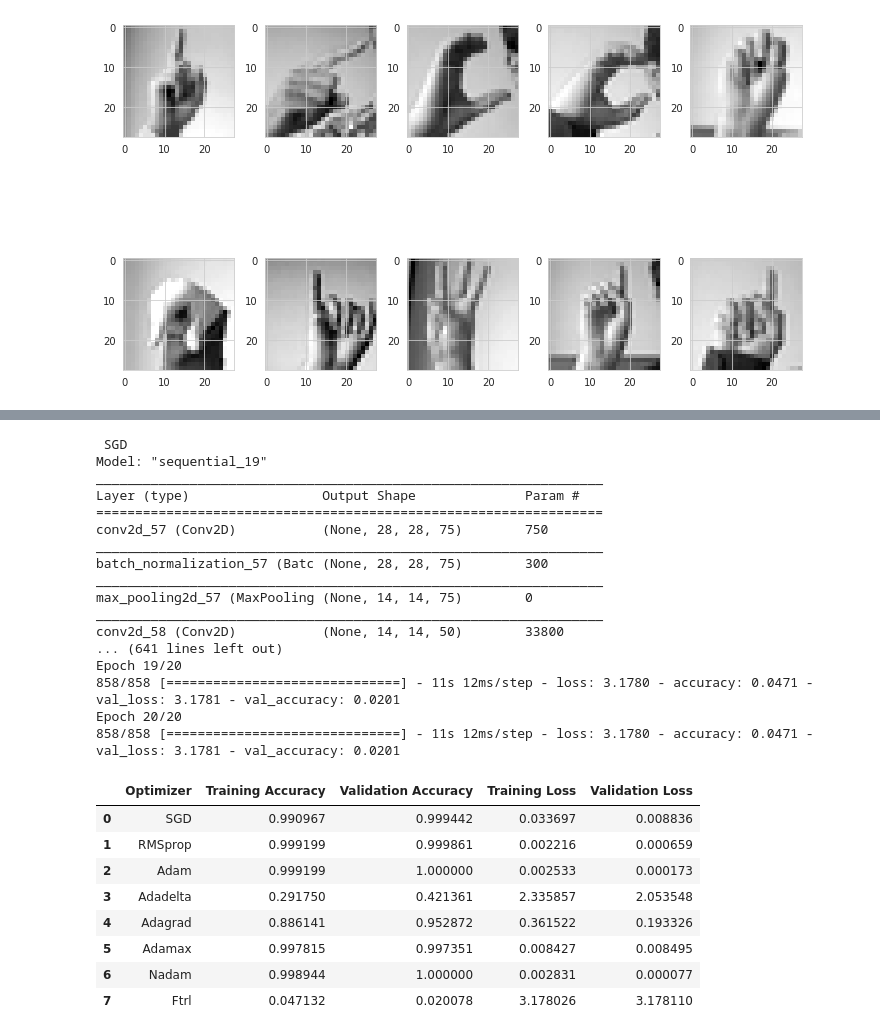
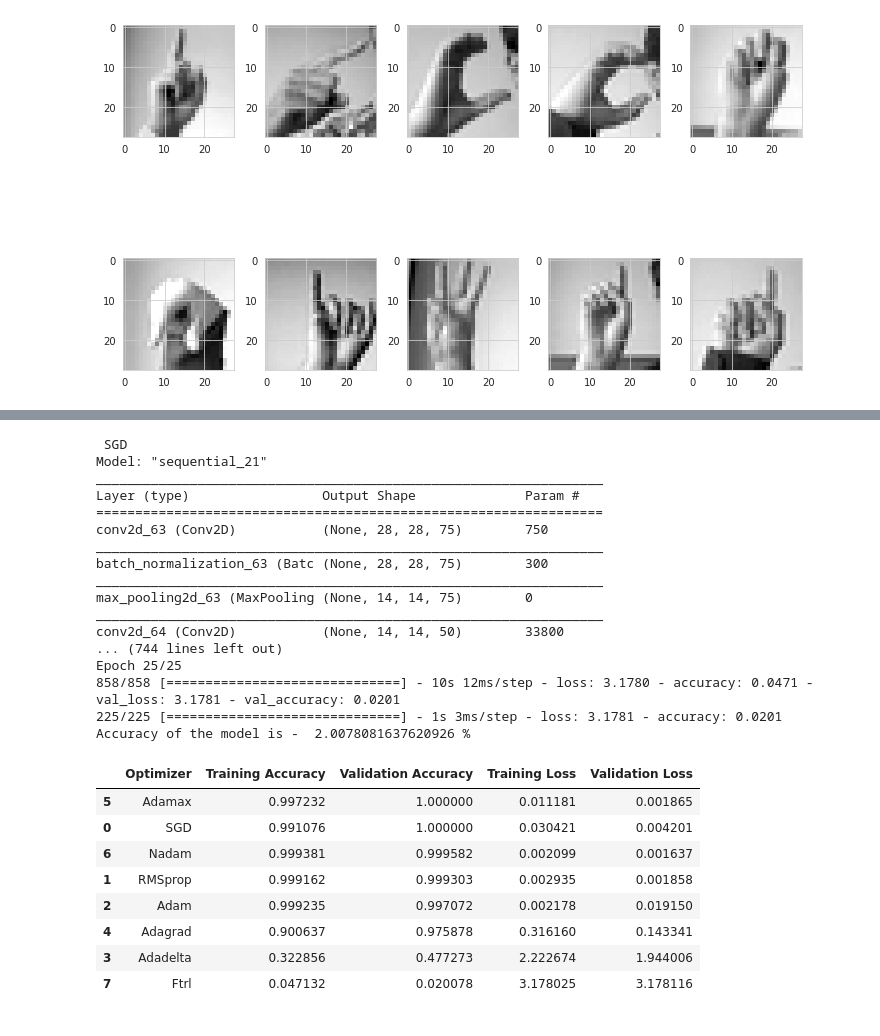
Before and after one commit to apreshagarwal/ASL_Deep_Learning, a Jupyter notebook: Interpreting_the_Sign_Language_using_Deep_Learning.ipynb, the cells around one changed output, grey strips where cells are left out. Drawn from its saved outputs; the diff is of its cells as text; code cells hidden in the pictures.

```diff
--- a/Interpreting_the_Sign_Language_using_Deep_Learning.ipynb
+++ b/Interpreting_the_Sign_Language_using_Deep_Learning.ipynb
@@ -301,0 +370,11 @@ plt.show()
+# %%
+plt.figure(figsize=(10, 6))
+plt.axis((0, 30, 0, 1.1))
+plt.title('Training Accuracy')
+plt.ylabel('accuracy')
+plt.xlabel('epoch')
+for history, opt in zip (model_history_64, optimizers):
+  plt.plot(history.history['accuracy'])
+plt.legend(optimizers)
+plt.savefig('/content/drive/My Drive/checkpoints/64/acc.png', dpi=96)
+plt.show()
@@ -301,0 +383,11 @@ plt.show()
+# %%
+plt.figure(figsize=(10, 6))
+plt.axis((0, 30, 0, 3.2))
+plt.title('Validation Loss')
+plt.ylabel('loss')
+plt.xlabel('epoch')
+for history, opt in zip (model_history_64, optimizers):
+  plt.plot(history.history['val_loss'])
+plt.legend(optimizers)
+plt.savefig('/content/drive/My Drive/checkpoints/64/val_loss.png', dpi=96)
+plt.show()
@@ -301,0 +396,11 @@ plt.show()
+# %%
+plt.figure(figsize=(10, 6))
+plt.axis((0, 30, 0, 3.2))
+plt.title('Training Loss')
+plt.ylabel('loss')
+plt.xlabel('epoch')
+for history, opt in zip (model_history_64, optimizers):
+  plt.plot(history.history['loss'])
+plt.legend(optimizers)
+plt.savefig('/content/drive/My Drive/checkpoints/64/loss.png', dpi=96)
+plt.show()
@@ -326,42 +433,47 @@ for opt in optimizers:
   model.compile(optimizer = opt , loss = 'categorical_crossentropy' , metrics = ['accuracy'])
   model.summary()
 
+  plot_model(model, to_file=f"/content/drive/My Drive/checkpoints/{batch_size}/{opt}/model.png", show_shapes=True)
+
   learning_rate_reduction = ReduceLROnPlateau(monitor='val_accuracy', patience = 2, verbose=1,factor=0.5, min_lr=0.00001)
   model_checkpoint = ModelCheckpoint(filepath=checkpoint_filepath, save_weights_only=False, monitor='val_accuracy', mode='max', save_best_only=True)
 
-  model_history_32.append(model.fit(datagen.flow(x_train,y_train, batch_size=batch_size) ,epochs = 20 , validation_data = (x_test, y_test) , callbacks = [learning_rate_reduction, model_checkpoint]))
+  model_history_32.append(model.fit(datagen.flow(x_train,y_train, batch_size=batch_size) ,epochs = 25 , validation_data = (x_test, y_test) , callbacks = [learning_rate_reduction, model_checkpoint]))
+
+  print("Accuracy of the model is - " , model.evaluate(x_test,y_test)[1]*100 , "%")
 # %% [output]
  SGD
-Model: "sequential_19"
+Model: "sequential_21"
 _________________________________________________________________
 Layer (type)                 Output Shape              Param #
 =================================================================
-conv2d_57 (Conv2D)           (None, 28, 28, 75)        750
+conv2d_63 (Conv2D)           (None, 28, 28, 75)        750
 _________________________________________________________________
-batch_normalization_57 (Batc (None, 28, 28, 75)        300
+batch_normalization_63 (Batc (None, 28, 28, 75)        300
 _________________________________________________________________
-max_pooling2d_57 (MaxPooling (None, 14, 14, 75)        0
+max_pooling2d_63 (MaxPooling (None, 14, 14, 75)        0
 _________________________________________________________________
-conv2d_58 (Conv2D)           (None, 14, 14, 50)        33800
-... (641 lines left out)
-Epoch 19/20
-858/858 [==============================] - 11s 12ms/step - loss: 3.1780 - accuracy: 0.0471 - val_loss: 3.1781 - val_accuracy: 0.0201
-Epoch 20/20
-858/858 [==============================] - 11s 12ms/step - loss: 3.1780 - accuracy: 0.0471 - val_loss: 3.1781 - val_accuracy: 0.0201
+conv2d_64 (Conv2D)           (None, 14, 14, 50)        33800
+... (744 lines left out)
+Epoch 25/25
+858/858 [==============================] - 10s 12ms/step - loss: 3.1780 - accuracy: 0.0471 - val_loss: 3.1781 - val_accuracy: 0.0201
+225/225 [==============================] - 1s 3ms/step - loss: 3.1781 - accuracy: 0.0201
+Accuracy of the model is -  2.0078081637620926 %
 # %%
 history_table = pd.DataFrame(columns=['Optimizer', 'Training Accuracy', 'Validation Accuracy', 'Training Loss', 'Validation Loss'])
 count = 0
 for history, opt in zip(model_history_32, optimizers):
   history_table.loc[count] = [opt] + [history.history['accuracy'][-1], history.history['val_accuracy'][-1], history.history['loss'][-1], history.history['val_loss'][-1]]
   count += 1
+history_table.sort_values(by=['Validation Accuracy', 'Training Accuracy', 'Validation Loss', 'Training Loss'], inplace=True, ascending=False)
 history_table
 # %% [output]
 |  | Optimizer | Training Accuracy | Validation Accuracy | Training Loss | Validation Loss |
-| 0 | SGD | 0.990967 | 0.999442 | 0.033697 | 0.008836 |
-| 1 | RMSprop | 0.999199 | 0.999861 | 0.002216 | 0.000659 |
-| 2 | Adam | 0.999199 | 1.000000 | 0.002533 | 0.000173 |
-| 3 | Adadelta | 0.291750 | 0.421361 | 2.335857 | 2.053548 |
-| 4 | Adagrad | 0.886141 | 0.952872 | 0.361522 | 0.193326 |
-| 5 | Adamax | 0.997815 | 0.997351 | 0.008427 | 0.008495 |
-| 6 | Nadam | 0.998944 | 1.000000 | 0.002831 | 0.000077 |
-| 7 | Ftrl | 0.047132 | 0.020078 | 3.178026 | 3.178110 |
+| 5 | Adamax | 0.997232 | 1.000000 | 0.011181 | 0.001865 |
+| 0 | SGD | 0.991076 | 1.000000 | 0.030421 | 0.004201 |
+| 6 | Nadam | 0.999381 | 0.999582 | 0.002099 | 0.001637 |
+| 1 | RMSprop | 0.999162 | 0.999303 | 0.002935 | 0.001858 |
+| 2 | Adam | 0.999235 | 0.997072 | 0.002178 | 0.019150 |
+| 4 | Adagrad | 0.900637 | 0.975878 | 0.316160 | 0.143341 |
+| 3 | Adadelta | 0.322856 | 0.477273 | 2.222674 | 1.944006 |
+| 7 | Ftrl | 0.047132 | 0.020078 | 3.178025 | 3.178116 |
```
Also changed, not shown: parts of 23 cells of this notebook.
